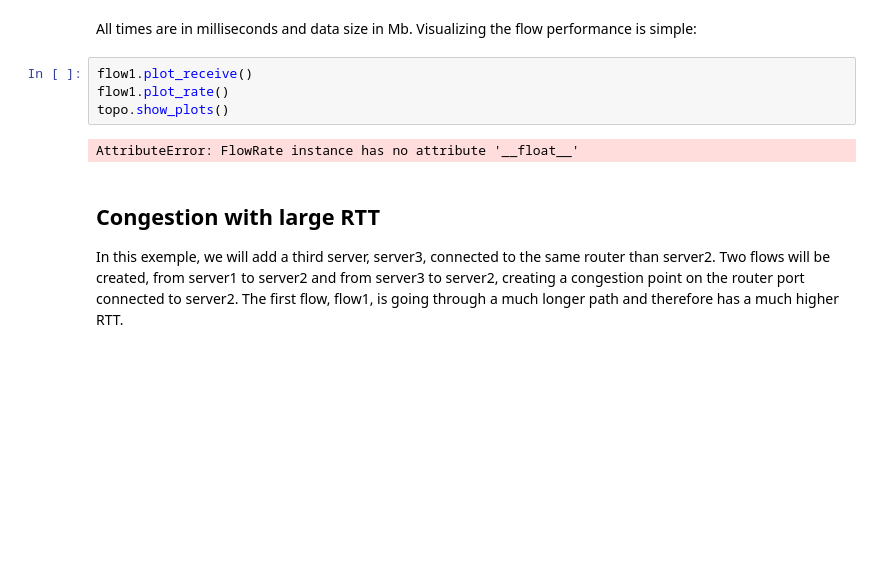
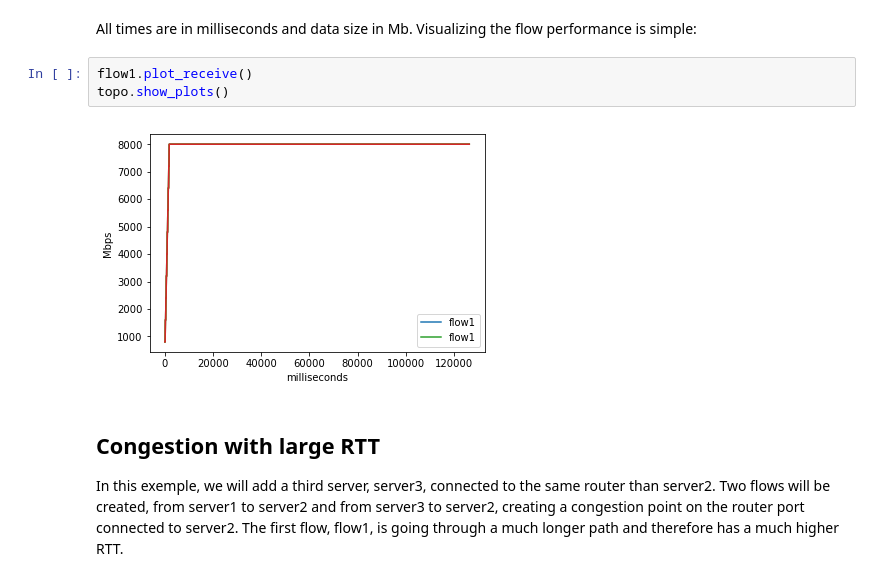
Before and after one commit to esnet/calibers, a Jupyter notebook: simulator/TutorialRate.ipynb, the cells around one changed output. Saved outputs shown, nothing was run; the diff lists cells and outputs as text; blank space fills up the shorter version.

```diff
--- a/simulator/TutorialRate.ipynb
+++ b/simulator/TutorialRate.ipynb
@@ -142,10 +142,9 @@ Simulation stopped simulated elapse time: 126 real time: 0.00718593597412 real/s
 All times are in milliseconds and data size in Mb. Visualizing the flow performance is simple:
 # %%
 flow1.plot_receive()
-flow1.plot_rate()
 topo.show_plots()
 # %% [output]
-AttributeError: FlowRate instance has no attribute '__float__'
+[figure, added]
 # %% [markdown]
 Congestion with large RTT
 ------------------------
```
Also changed, not shown: parts of 10 cells of this notebook, 2 other files.
